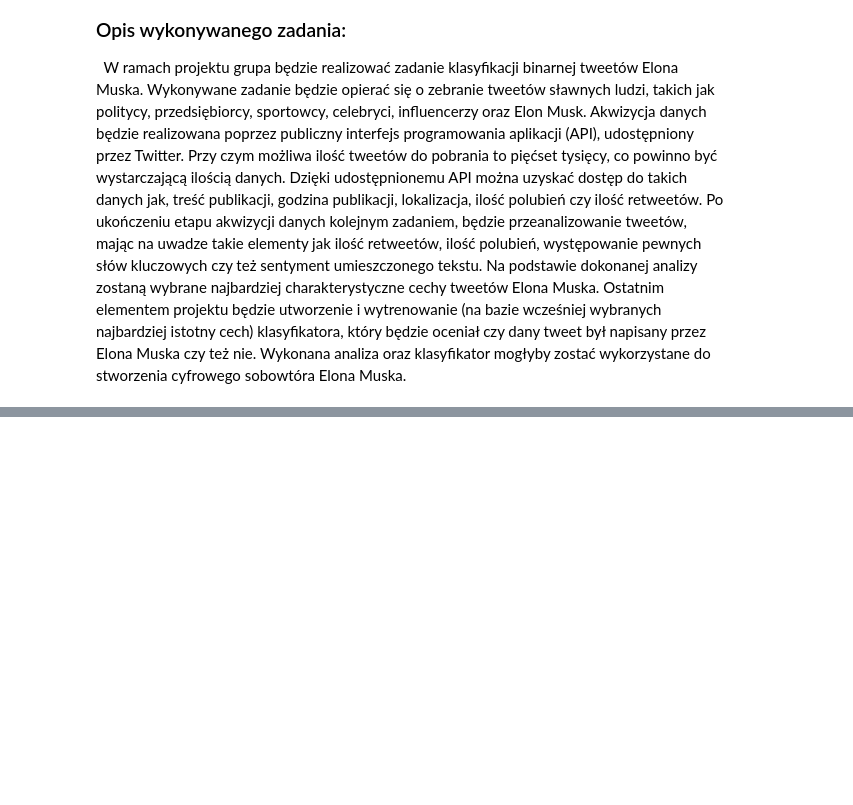
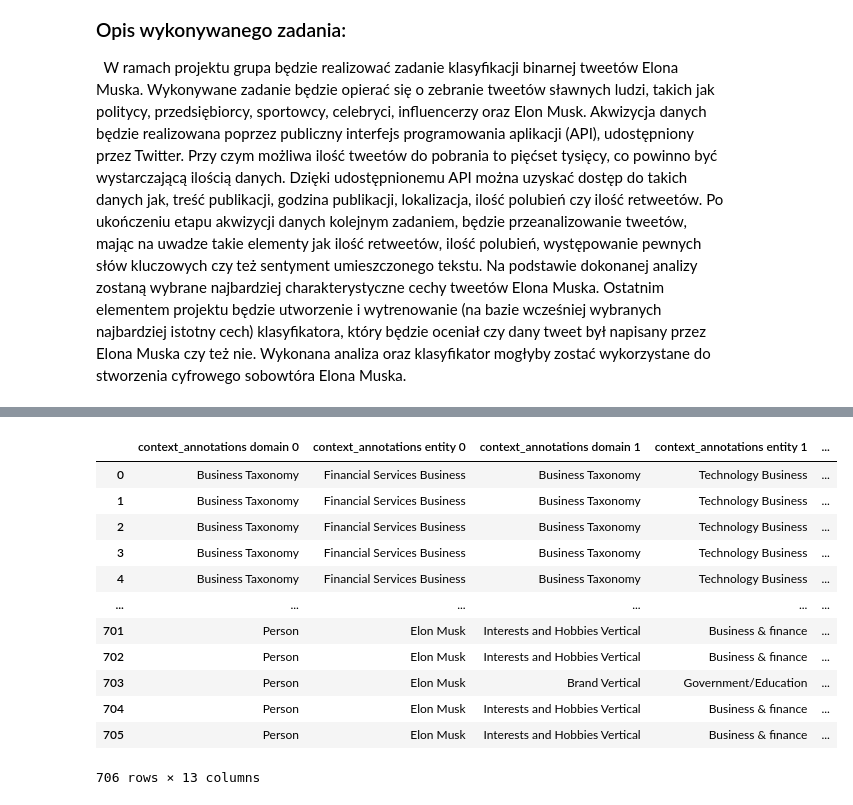
Before and after one commit to Wiktor-99/MAED, a Jupyter notebook: elon_musk_tweet_classification.ipynb, the cells around one changed output, grey strips where cells are left out. Drawn from its saved outputs; the diff is of its cells as text; code cells hidden in the pictures; blank space fills up the shorter version.

```diff
--- a/elon_musk_tweet_classification.ipynb
+++ b/elon_musk_tweet_classification.ipynb
@@ -83,0 +101,65 @@ df.head(len(outtweets))
+# %%
+def get_value_from_dict(tweet, name='annotations'):
+    dict = tweet.entities
+    if dict is not None:
+        dict = dict.get(name)
+        if dict is not None:
+            return dict[0]['probability'], dict[0]['normalized_text'], dict[0]['type']
+    return None
+
+def get_context_annotations_domain_value(tweet, context_annotations_number=0, key='domain'):
+    context_annotations = tweet.context_annotations
+
+    if len(context_annotations) > context_annotations_number:
+        return context_annotations[context_annotations_number][key]['name']
+    return None
+
+
+columns=[
+    'context_annotations domain 0',
+    'context_annotations entity 0',
+    'context_annotations domain 1',
+    'context_annotations entity 1',
+    'context_annotations domain 2',
+    'context_annotations entity 2',
+    'context_annotations domain 3',
+    'context_annotations entity 3',
+    'context_annotations domain 4',
+    'context_annotations entity 4',
+    'context_annotations domain 5',
+    'context_annotations entity 5',
+    'annotation']
+
+outtweets = [[
+    get_context_annotations_domain_value(tweet),
+    get_context_annotations_domain_value(tweet, 0, 'entity'),
+    get_context_annotations_domain_value(tweet, 1),
+    get_context_annotations_domain_value(tweet, 1, 'entity'),
+    get_context_annotations_domain_value(tweet, 2),
+    get_context_annotations_domain_value(tweet, 2, 'entity'),
+    get_context_annotations_domain_value(tweet, 3),
+    get_context_annotations_domain_value(tweet, 3, 'entity'),
+    get_context_annotations_domain_value(tweet, 4),
+    get_context_annotations_domain_value(tweet, 4, 'entity'),
+    get_context_annotations_domain_value(tweet, 5),
+    get_context_annotations_domain_value(tweet, 5, 'entity'),
+    get_value_from_dict(tweet)] for idx,tweet in enumerate(all_tweets)]
+
+
+
+df = pd.DataFrame(outtweets,columns=columns)
+df.head(len(outtweets))
+# %% [output]
+|  | context_annotations domain 0 | context_annotations entity 0 | context_annotations domain 1 | context_annotations entity 1 | ... |
+| 0 | Business Taxonomy | Financial Services Business | Business Taxonomy | Technology Business | ... |
+| 1 | Business Taxonomy | Financial Services Business | Business Taxonomy | Technology Business | ... |
+| 2 | Business Taxonomy | Financial Services Business | Business Taxonomy | Technology Business | ... |
+| 3 | Business Taxonomy | Financial Services Business | Business Taxonomy | Technology Business | ... |
+| 4 | Business Taxonomy | Financial Services Business | Business Taxonomy | Technology Business | ... |
+| ... | ... | ... | ... | ... | ... |
+| 701 | Person | Elon Musk | Interests and Hobbies Vertical | Business & finance | ... |
+| 702 | Person | Elon Musk | Interests and Hobbies Vertical | Business & finance | ... |
+| 703 | Person | Elon Musk | Brand Vertical | Government/Education | ... |
+| 704 | Person | Elon Musk | Interests and Hobbies Vertical | Business & finance | ... |
+| 705 | Person | Elon Musk | Interests and Hobbies Vertical | Business & finance | ... |
+706 rows × 13 columns
```
Also changed, not shown: parts of 4 cells of this notebook, 1 other file.
